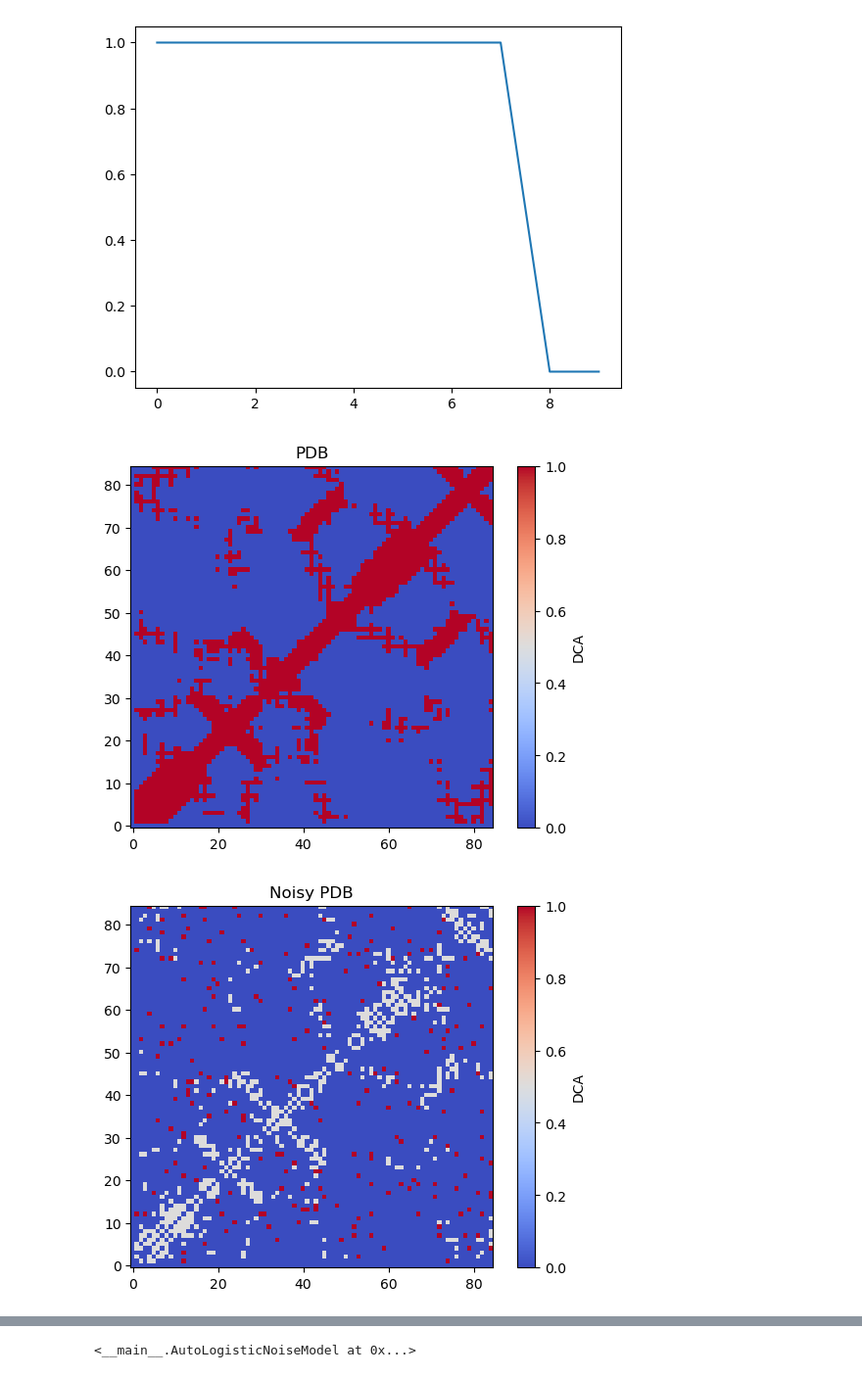
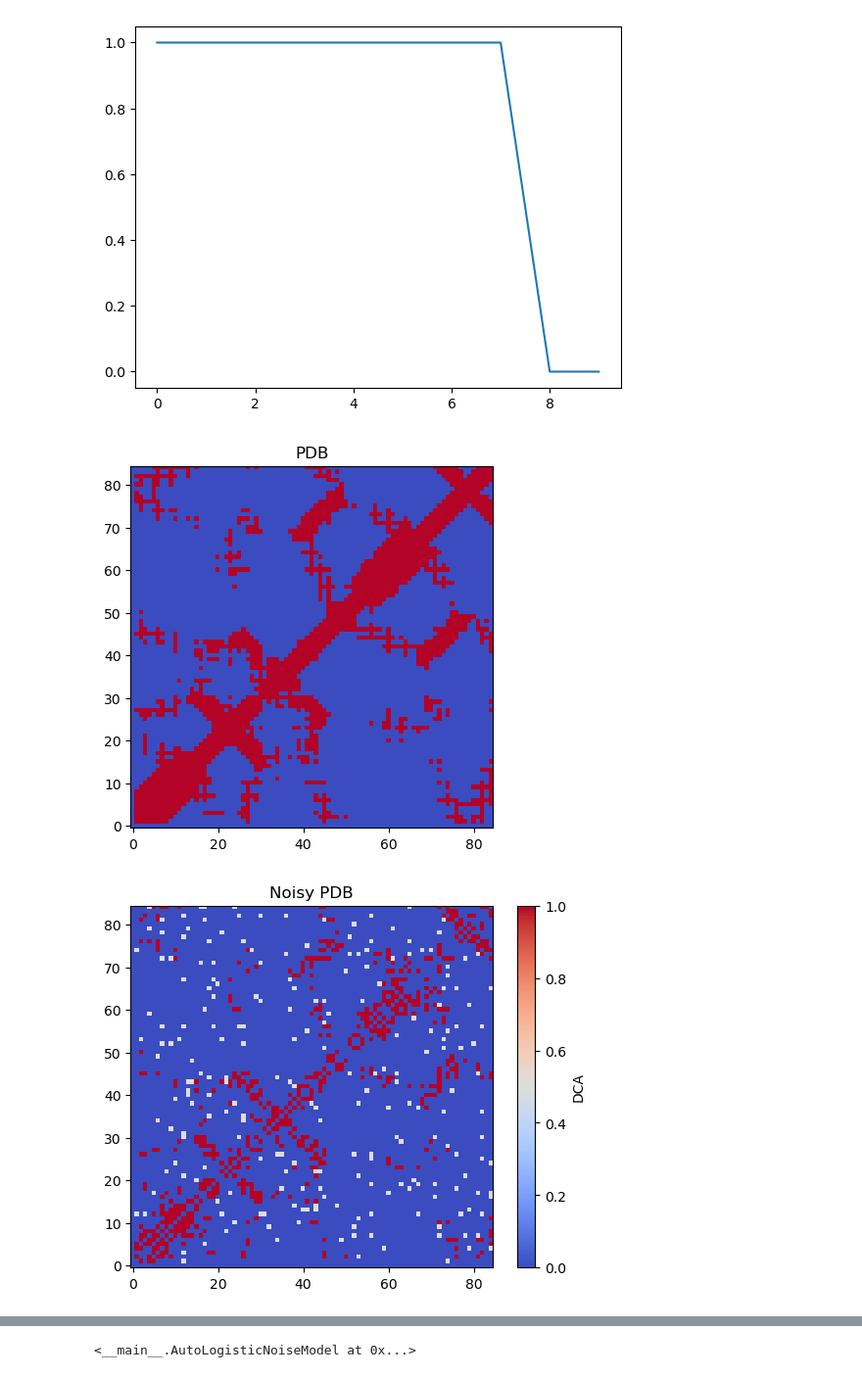
Before and after one commit to Fabiog17/Internship, a Jupyter notebook: Nice_noise_angstrom.ipynb, the cells around one changed output, grey strips where cells are left out. Shown at 98% size. Drawn from its saved outputs; the diff is of its cells as text; code cells hidden in the pictures.

```diff
--- a/Nice_noise_angstrom.ipynb
+++ b/Nice_noise_angstrom.ipynb
@@ -264,7 +264,6 @@ contact_map=contact_from_distance(distance_map[index])
 isfinite = np.isfinite(distance_map[index])
 plt.figure()
 plt.imshow(contact_map,cmap='coolwarm', origin='lower')
-plt.colorbar(label="DCA")
 plt.title("PDB")
 plt.show()
 
@@ -278,42 +277,86 @@ result= np.zeros_like(true_positives)
 for i in range(len(true_positives)):
     for j in range(len(true_positives)):
         if true_positives[i][j] == 1 and isfinite[i][j]:
+            result[i][j] = 1.0
+        elif false_positives[i][j] == 1 and isfinite[i][j]:
             result[i][j] = 0.5
-        elif false_positives[i][j] == 1 and isfinite[i][j]:
-            result[i][j] = 1.0
         else:
             result[i][j] = 0.0
 
 plt.figure()
 plt.imshow(result,cmap='coolwarm', origin='lower')
 plt.colorbar(label="DCA")
 plt.title("Noisy PDB")
 plt.show()
 
 binary_map = top_k_mask(dca[index], 5 * L)
 
 true_positives = (binary_map == 1) & (contact_map == 1)
 false_positives = (binary_map == 1) & (contact_map== 0)
 
 true_positives = true_positives.astype(float)
 false_positives = false_positives.astype(float)
 
 result= np.zeros_like(true_positives)
 for i in range(len(true_positives)):
     for j in range(len(true_positives)):
         if true_positives[i][j] == 1 and isfinite[i][j]:
+            result[i][j] = 1.0
+        elif false_positives[i][j] == 1 and isfinite[i][j]:
             result[i][j] = 0.5
-        elif false_positives[i][j] == 1 and isfinite[i][j]:
-            result[i][j] = 1.0
         else:
             result[i][j] = 0.0
 
 plt.figure()
 plt.imshow(result,cmap='coolwarm', origin='lower')
 #plt.imshow(false_positives,cmap='coolwarm_r', origin='lower')
 plt.colorbar(label="DCA")
 plt.title("DCA")
 plt.show()
+
+
+def create_noisy_contact_map_random(contact_map, noise_level=0.1):
+    noisy_contact_map = contact_map.copy()
+    n = contact_map.shape[0]
+
+    #upper triangle
+    triu_indices = np.triu_indices(n, k=1)
+    num_elements = len(triu_indices[0])
+    num_noisy = int(noise_level * num_elements)
+    chosen = np.random.choice(num_elements, num_noisy, replace=False)
+
+    i = triu_indices[0][chosen]
+    j = triu_indices[1][chosen]
+
+    noisy_contact_map[i, j] = 1 - noisy_contact_map[i, j]
+    noisy_contact_map[j, i] = noisy_contact_map[i, j]
+
+    return noisy_contact_map
+
+noisy_contact_map= create_noisy_contact_map_random(contact_map, noise_level=0.1)
+
+true_positives = (noisy_contact_map == 1) & (contact_map == 1)
+false_positives = (noisy_contact_map == 1) & (contact_map== 0)
+
+true_positives = true_positives.astype(float)
+false_positives = false_positives.astype(float)
+
+result= np.zeros_like(true_positives)
+for i in range(len(true_positives)):
+    for j in range(len(true_positives)):
+        if true_positives[i][j] == 1 and isfinite[i][j]:
+            result[i][j] = 1.0
+        elif false_positives[i][j] == 1 and isfinite[i][j]:
+            result[i][j] = 0.5
+        else:
+            result[i][j] = 0.0
+
+plt.figure()
+plt.imshow(result,cmap='coolwarm', origin='lower')
+#plt.imshow(false_positives,cmap='coolwarm_r', origin='lower')
+plt.colorbar(label="DCA")
+plt.title("Random Noise")
+plt.show()
 # %% [output]
-[figure, old version]
+[figure, new version]
-[figure, old version]
+[figure, new version]
```
Also changed, not shown: parts of 3 cells of this notebook, 10 other files.
